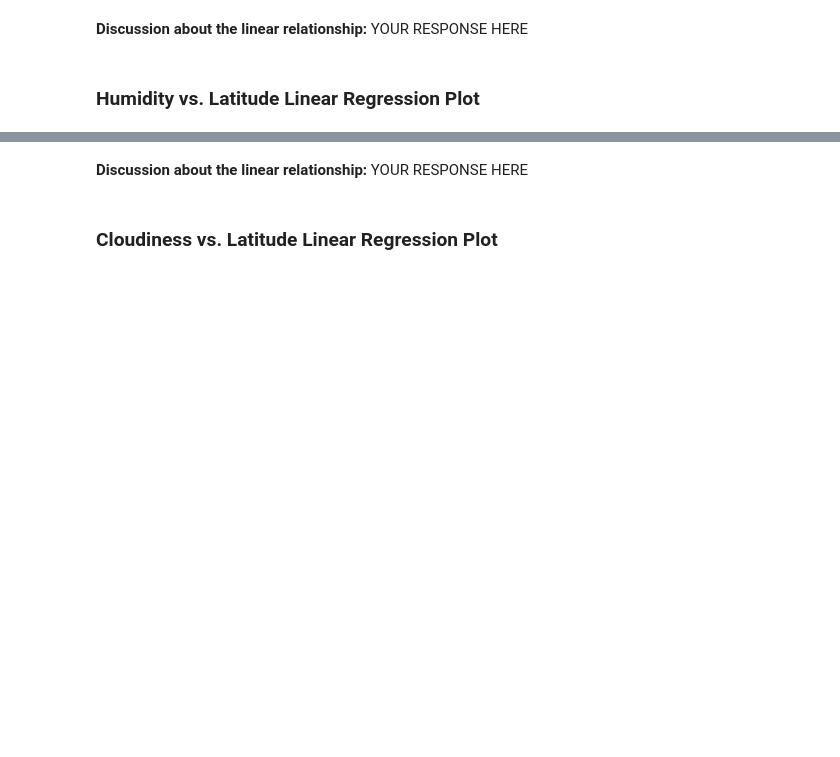
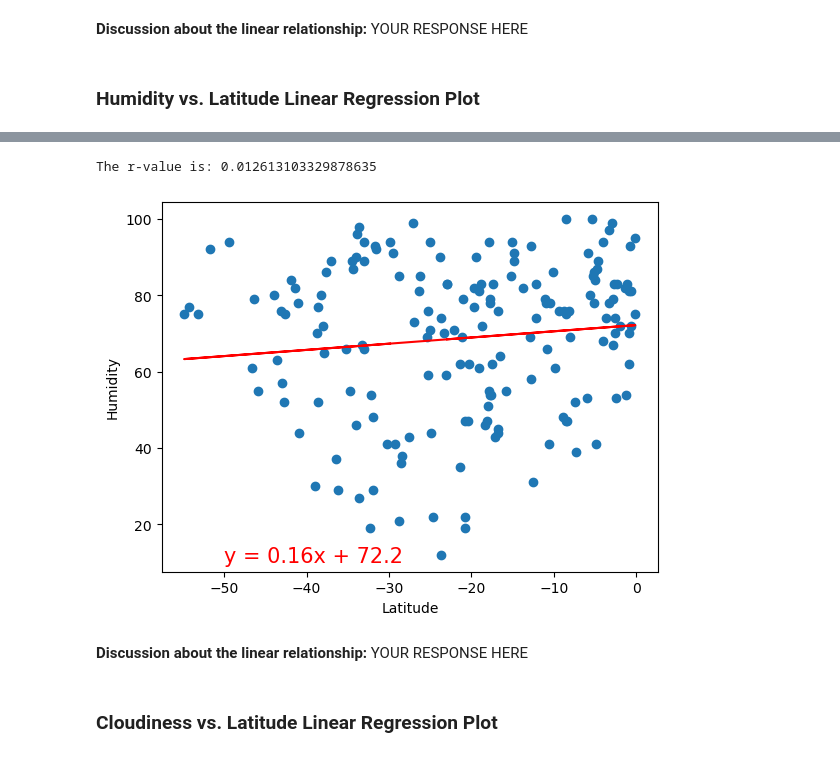
Before and after one commit to kgndirangu/python-api-challenge, a Jupyter notebook: WeatherPy/WeatherPy_KN.ipynb, the cells around one changed output, grey strips where cells are left out. Cells and saved outputs as stored; diff of their text form; code cells hidden in the pictures; blank space fills up the shorter version.

```diff
--- a/WeatherPy/WeatherPy_KN.ipynb
+++ b/WeatherPy/WeatherPy_KN.ipynb
@@ -369,3 +365,11 @@ The r-value is: 0.0002808747046324607
+# %%
+# Southern Hemisphere
+x = southern_hemi_df["Lat"]
+y = southern_hemi_df["Humidity"]
+linearplot(x, y, -50, 10)
+# %% [output]
+The r-value is: 0.012613103329878635
+[figure, added]
 # %% [markdown]
 **Discussion about the linear relationship:** YOUR RESPONSE HERE
 # %% [markdown]
```
Also changed, not shown: parts of 11 cells of this notebook, 1 other file.
